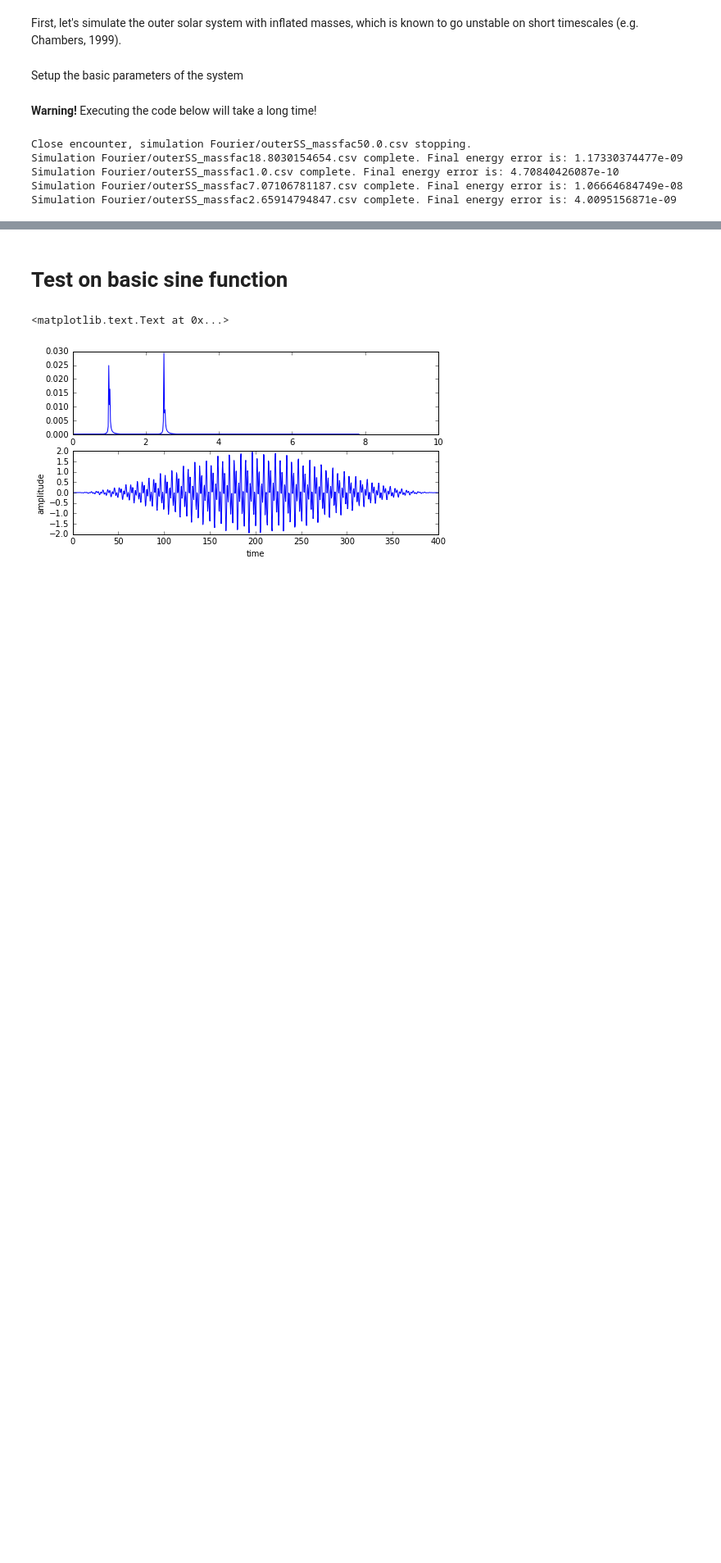
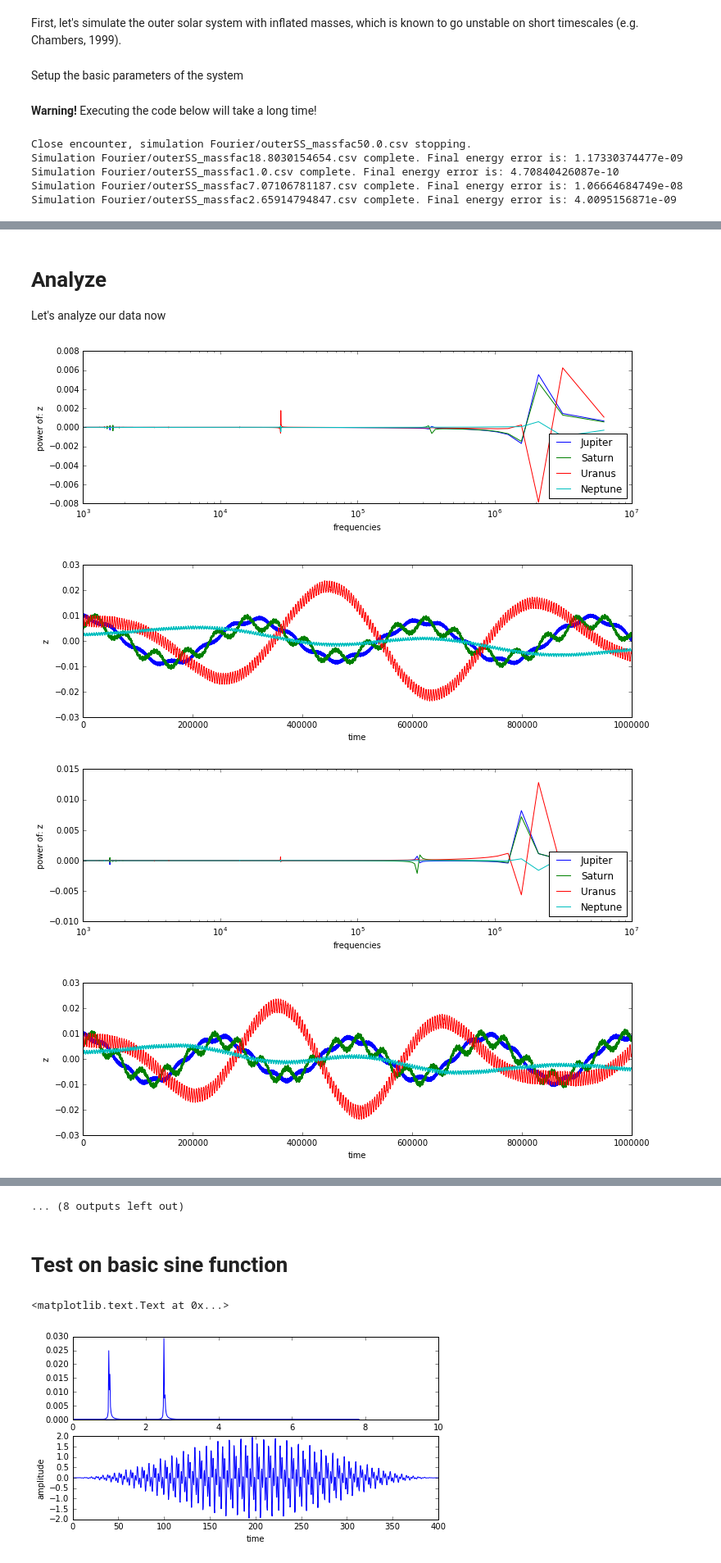
Before and after one commit to dtamayo/Stability, a Jupyter notebook: Analysis/Fourier_Check.ipynb, the cells around one changed output, grey strips where cells are left out. Shown at 82% size. Saved outputs shown, nothing was run; the diff lists cells and outputs as text; code cells hidden in the pictures; blank space fills up the shorter version.

```diff
--- a/Analysis/Fourier_Check.ipynb
+++ b/Analysis/Fourier_Check.ipynb
@@ -92,9 +86,0 @@ Now, let's do a fourier analysis of this system.
-# %%
-#If just wanting to load a pre-simulated system
-output_name = 'Fourier/outerSS_massfac10.csv'
-# %%
-columns = ['Time']
-for i in ['1', '2', '3', '4']:
-    columns += ['a'+i, 'P'+i, 'e'+i, 'pomega'+i, 'inc'+i, 'Omega'+i, 'f'+i]
-data = pd.read_csv(output_name,header=None,names=columns)
-N_outputs = len(data.index)
@@ -164,0 +141,22 @@ plt.savefig(output_name.split(".csv")[0]+"_fft-"+var+".png")
+# %% [markdown]
+# Analyze
+Let's analyze our data now
+# %%
+#If just wanting to batch analyze .csv files
+output_name = 'Fourier/*.csv'
+var = "z"      #choices are h,k, or any of the orbital elements (e.g. a,P,e,pomega,etc.)
+# %%
+import glob
+files = glob.glob(output_name)
+columns = ['Time']
+for i in ['1', '2', '3', '4']:
+    columns += ['a'+i, 'P'+i, 'e'+i, 'pomega'+i, 'inc'+i, 'Omega'+i, 'f'+i]
+
+for f in files:
+    data = pd.read_csv(f,header=None,names=columns)
+    tmax = float(f.split("_")[-2].split("t")[1])
+    N_outputs = len(data.index)
+    fourier(data,var,tmax,N_outputs,f)
+# %% [output]
+[figure, added]
+[figure, added]
@@ -165,3 +173,4 @@ plt.savefig(output_name.split(".csv")[0]+"_fft-"+var+".png")
+... (8 outputs left out)
 # %% [markdown]
 # Test on basic sine function
 # %%
```
Also changed, not shown: parts of 8 cells of this notebook.
